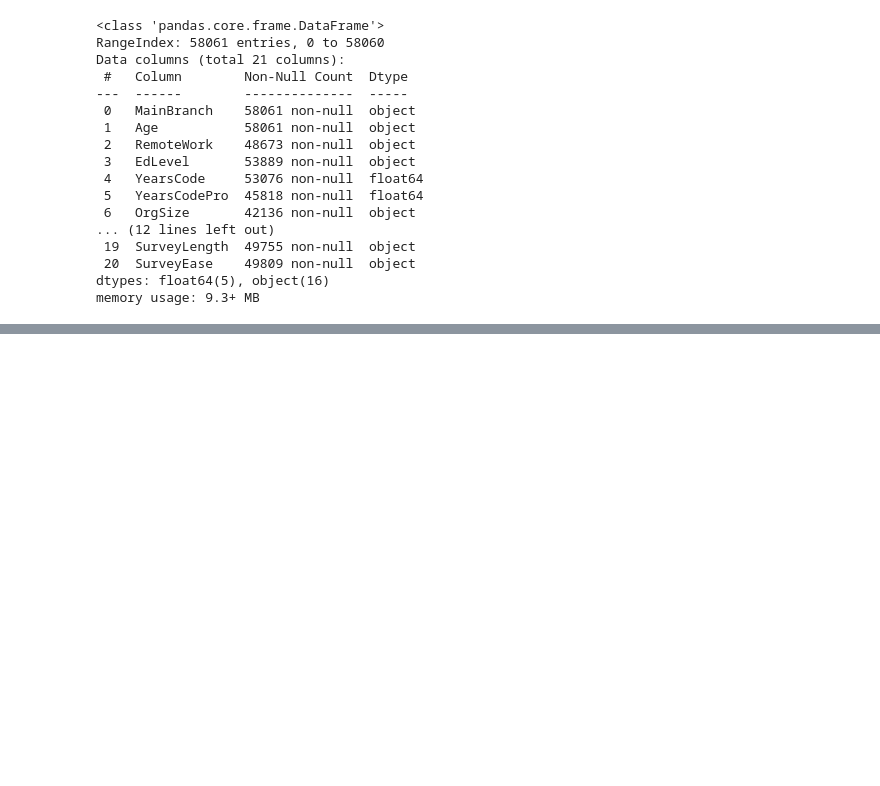
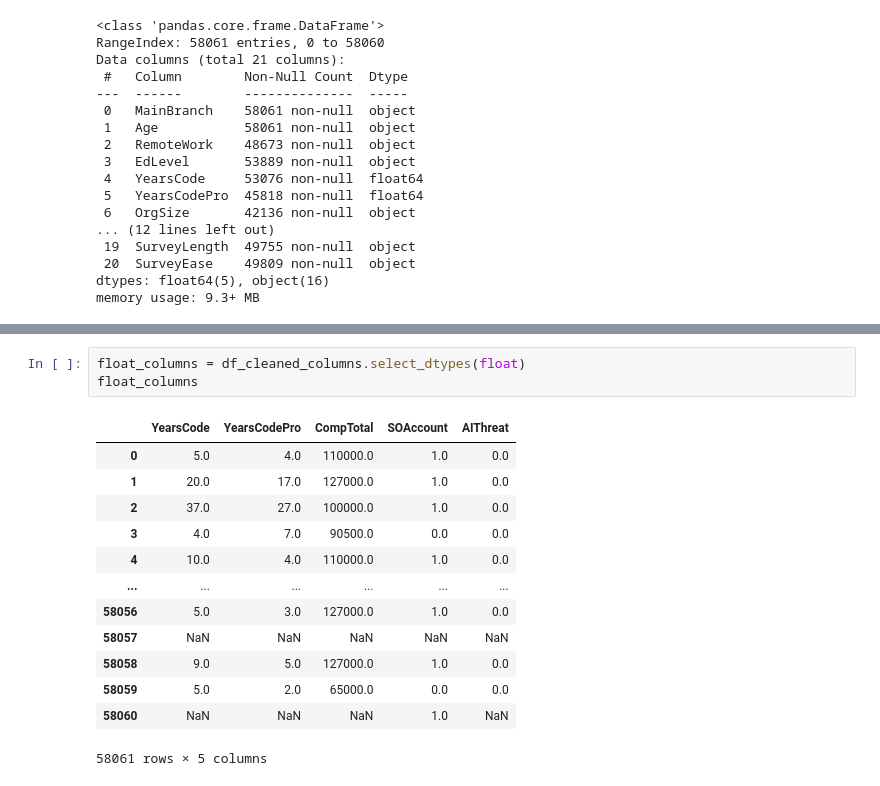
Before and after one commit to dmuman/ML-labs, a Jupyter notebook: lab2/lab2_tutorial.ipynb, the cells around one changed output, grey strips where cells are left out. Saved outputs shown, nothing was run; the diff lists cells and outputs as text; blank space fills up the shorter version.

```diff
--- a/lab2/lab2_tutorial.ipynb
+++ b/lab2/lab2_tutorial.ipynb
@@ -311 +311,18 @@ grouped.mean()
 dtype: float64
+# %%
+float_columns = df_cleaned_columns.select_dtypes(float)
+float_columns
+# %% [output]
+|  | YearsCode | YearsCodePro | CompTotal | SOAccount | AIThreat |
+| 0 | 5.0 | 4.0 | 110000.0 | 1.0 | 0.0 |
+| 1 | 20.0 | 17.0 | 127000.0 | 1.0 | 0.0 |
+| 2 | 37.0 | 27.0 | 100000.0 | 1.0 | 0.0 |
+| 3 | 4.0 | 7.0 | 90500.0 | 0.0 | 0.0 |
+| 4 | 10.0 | 4.0 | 110000.0 | 1.0 | 0.0 |
+| ... | ... | ... | ... | ... | ... |
+| 58056 | 5.0 | 3.0 | 127000.0 | 1.0 | 0.0 |
+| 58057 | NaN | NaN | NaN | NaN | NaN |
+| 58058 | 9.0 | 5.0 | 127000.0 | 1.0 | 0.0 |
+| 58059 | 5.0 | 2.0 | 65000.0 | 0.0 | 0.0 |
+| 58060 | NaN | NaN | NaN | 1.0 | NaN |
+58061 rows × 5 columns
```
Also changed, not shown: parts of 8 cells of this notebook.
